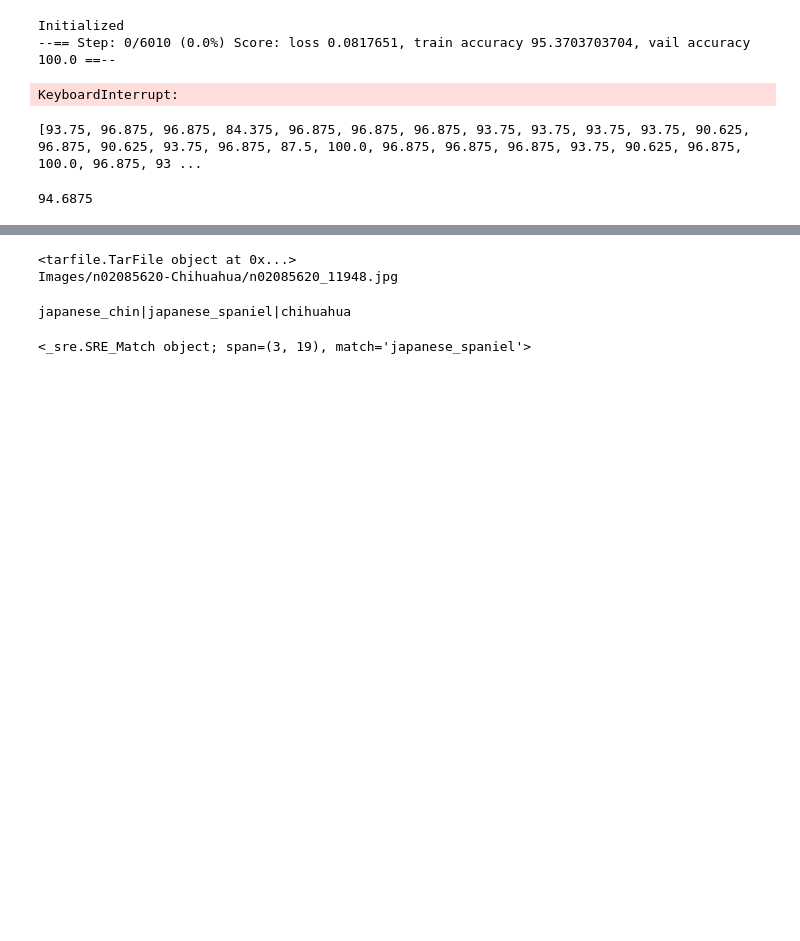
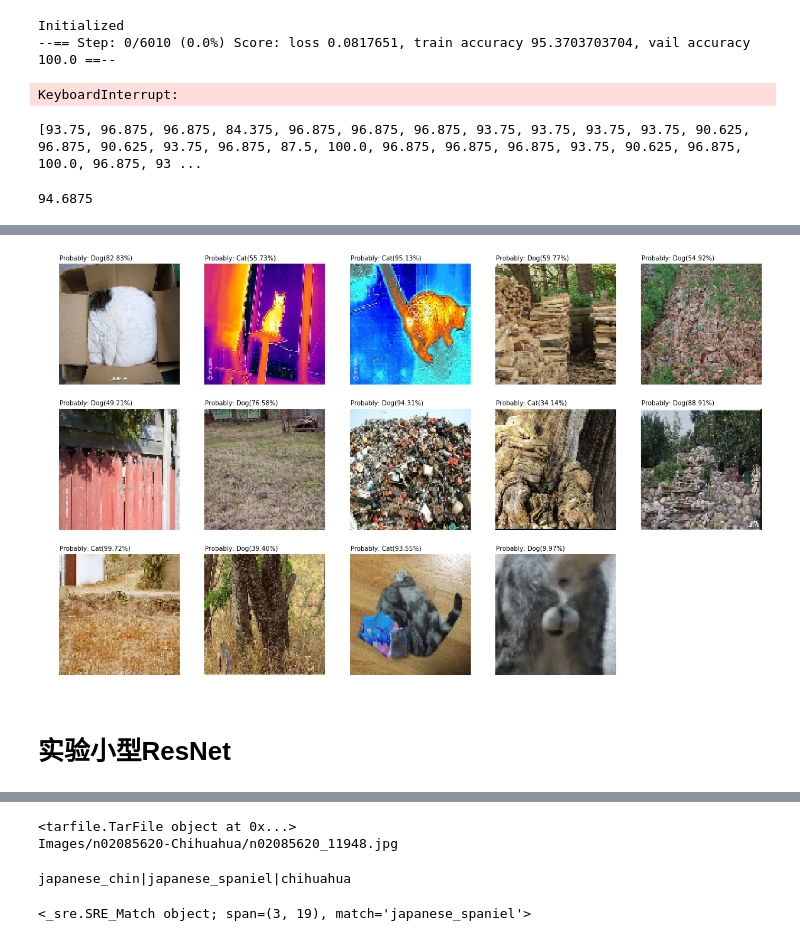
Before and after one commit to Heerozh/MLND_capstone, a Jupyter notebook: cat dog wars.ipynb, the cells around one changed output, grey strips where cells are left out. Drawn from its saved outputs; the diff is of its cells as text; code cells hidden in the pictures; blank space fills up the shorter version.

```diff
--- a/cat dog wars.ipynb
+++ b/cat dog wars.ipynb
@@ -284,0 +285,9 @@ visualize_predict(clf, test_reader)
+# %%
+# 实验几张自己的图片
+cats = CatDogDataset.get_reader('./cats.zip')
+cats_reader = cats.get_generator(batch_size=cats.count, image_size=IMG_SZ)
+visualize_predict(clf, cats_reader, 4)
+# %% [output]
+[figure, added]
+# %% [markdown]
+# 实验小型ResNet
```
Also changed, not shown: parts of 13 cells of this notebook, 5 other files.
